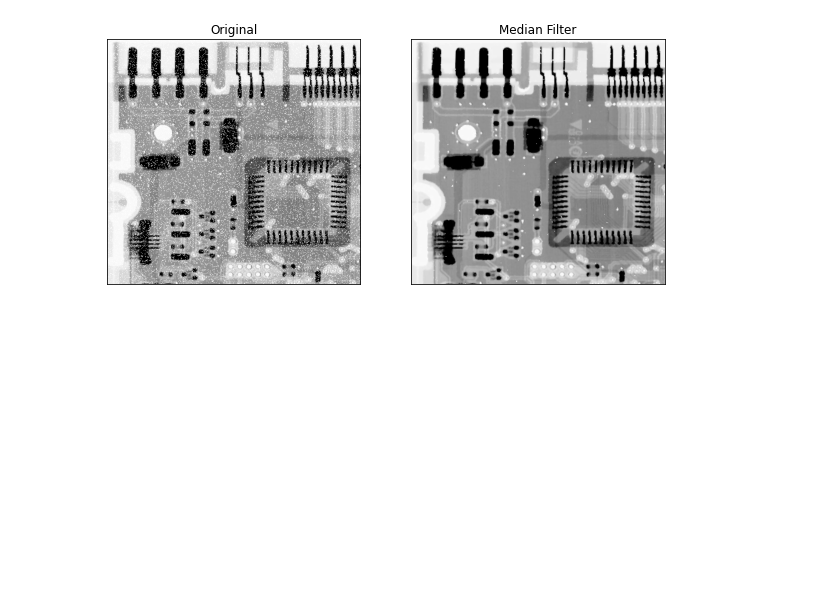
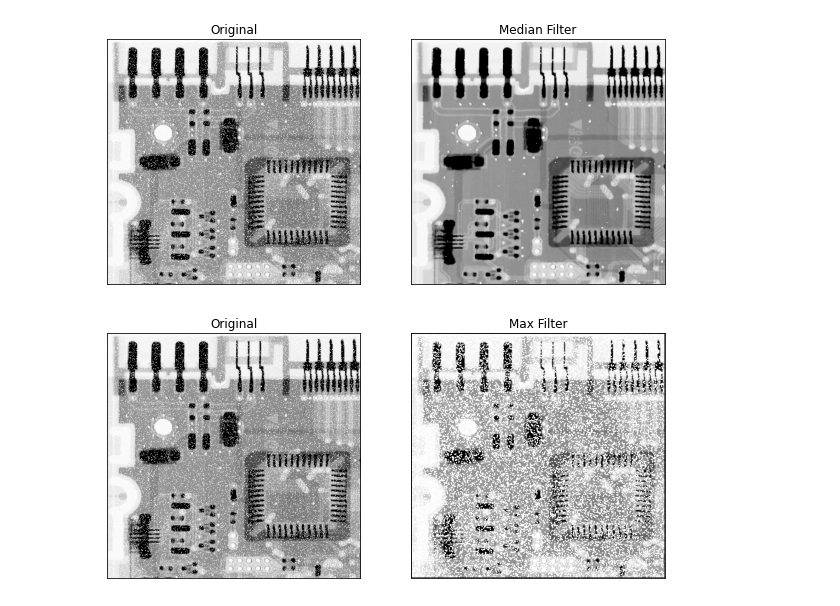
Before and after one commit to Devasy23/College, a Jupyter notebook: SEM7/DIPA/p7_DIPA.ipynb, the cells around one changed output. Cells and saved outputs as stored; diff of their text form; code cells hidden in the pictures; blank space fills up the shorter version.

```diff
--- a/SEM7/DIPA/p7_DIPA.ipynb
+++ b/SEM7/DIPA/p7_DIPA.ipynb
@@ -30,0 +42,19 @@ plt.show()
+# %%
+# Max filter
+def max_filter(img, kernel_size):
+    kai2 = kernel_size//2
+    img_max = np.zeros(img.shape)
+    for i in range(1,img.shape[0]-1):
+        for j in range(1,img.shape[1]-1):
+            img_max[i][j] = np.max(img[i-kai2:i+kai2,j-kai2:j+kai2])
+    return img_max
+
+img_max = max_filter(img,3)
+plt.figure(figsize=(10,10))
+plt.subplot(121),plt.imshow(img,cmap='gray'),plt.title('Original')
+plt.xticks([]), plt.yticks([])
+plt.subplot(122),plt.imshow(img_max,cmap='gray'),plt.title('Max Filter')
+plt.xticks([]), plt.yticks([])
+plt.show()
+# %% [output]
+[figure, added]
```
Also changed, not shown: parts of 11 cells of this notebook, 1 other file.
